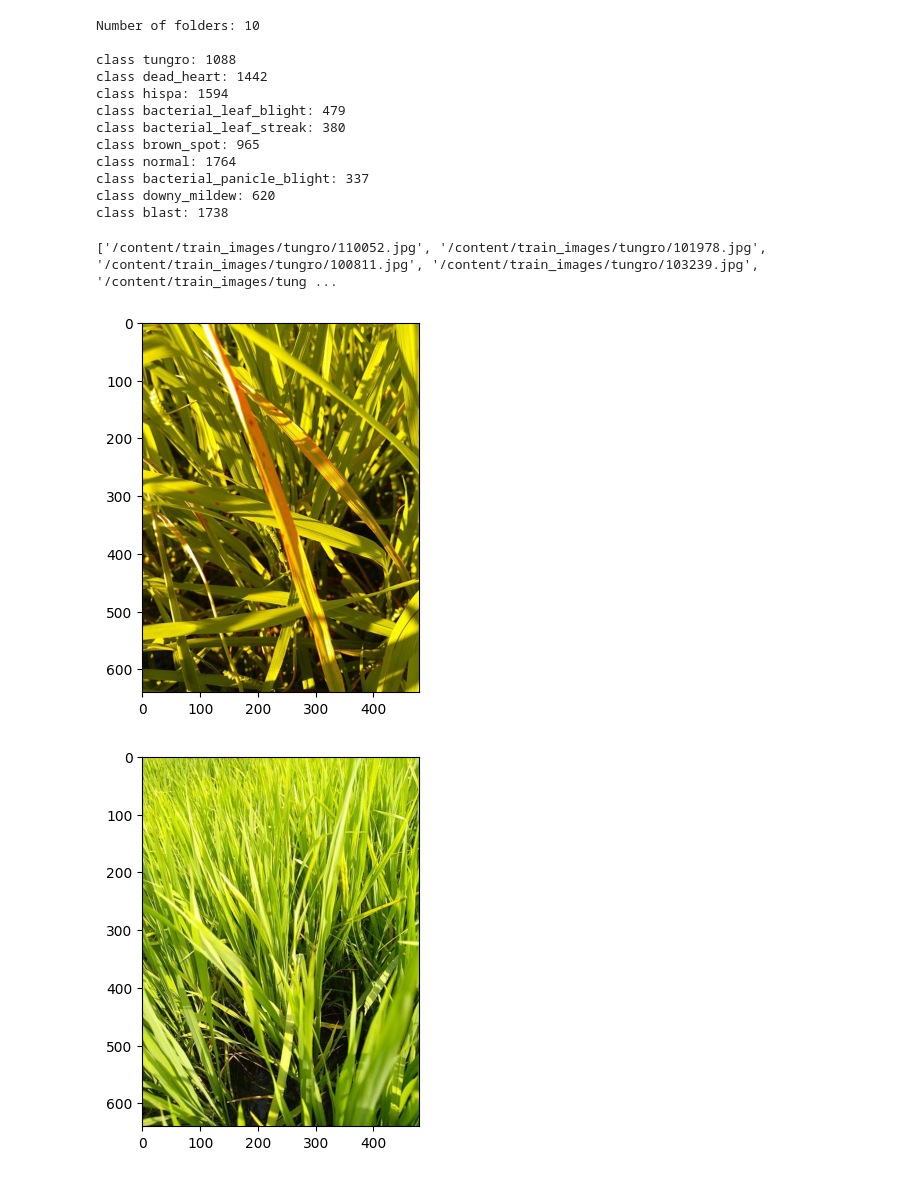
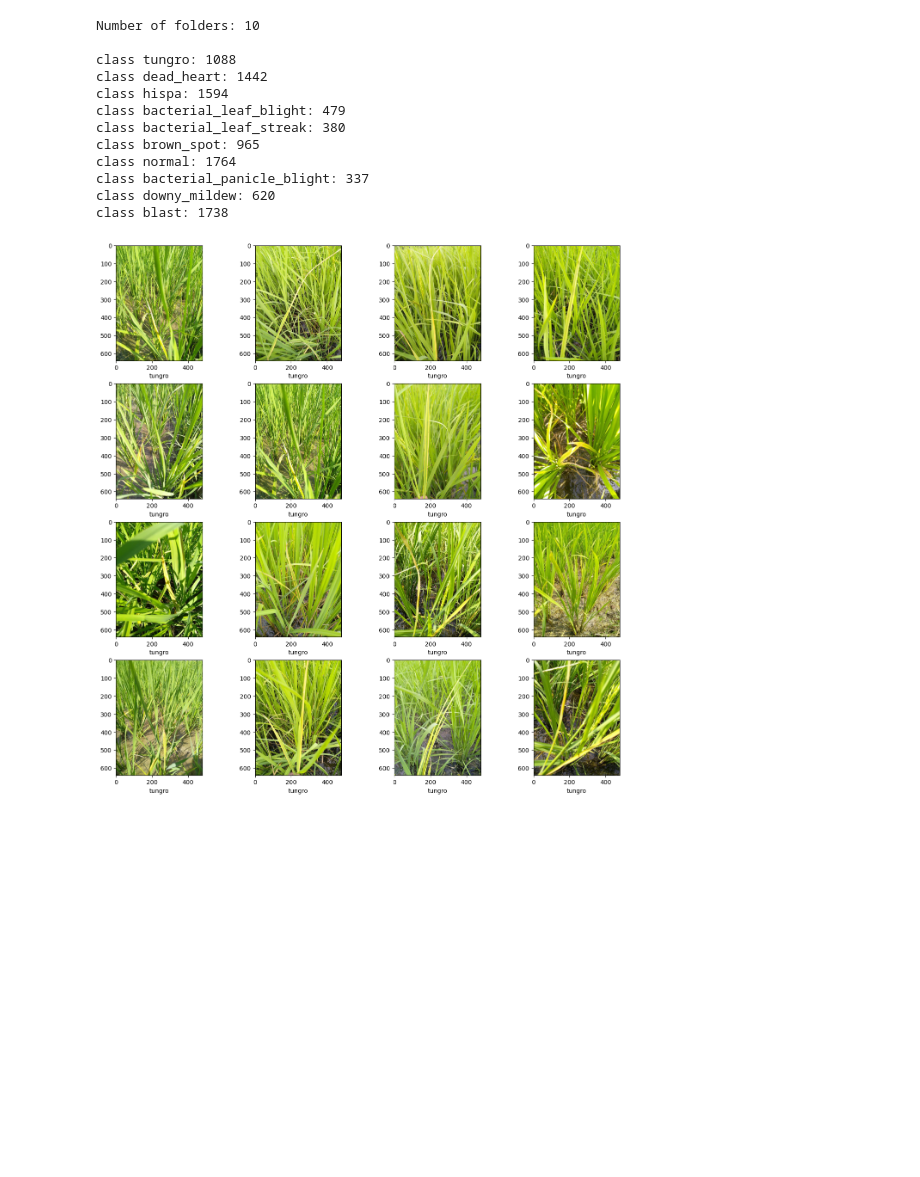
Before and after one commit to pinilDissanayaka/Paddy-Doctor-Paddy-Disease-Classification, a Jupyter notebook: Base.ipynb, the cells around one changed output. Cells and saved outputs as stored; diff of their text form; code cells hidden in the pictures; blank space fills up the shorter version.

Commit message:
Plot images

```diff
--- a/Base.ipynb
+++ b/Base.ipynb
@@ -98,17 +98,16 @@ class bacterial_panicle_blight: 337
 class downy_mildew: 620
 class blast: 1738
 # %%
-def printImages(trainFolders):
+def printImages(trainFolders, ncol, nrow):
   for trainFolder in trainFolders:
-    images=random.choices(glob(os.path.join(trainFolder, '*')), k=16)
-    print(images)
+    images=random.choices(glob(os.path.join(trainFolder, '*')), k=(ncol*nrow))
     plt.figure(figsize = (16, 16))
-    for image in enumerate(images):
+    for index, image in enumerate(images):
       image=plt.imread(image)
+      plt.subplot(ncol, nrow, index+1)
+      plt.xlabel(os.path.basename(os.path.basename(trainFolder)))
       plt.imshow(image)
 # %%
-printImages(trainFolders=trainFolders)
+printImages(trainFolders=trainFolders, ncol=4, nrow=4)
 # %% [output]
-['/content/train_images/tungro/110052.jpg', '/content/train_images/tungro/101978.jpg', '/content/train_images/tungro/100811.jpg', '/content/train_images/tungro/103239.jpg', '/content/train_images/tung ...
-[figure, old version]
+[figure, new version]
-[figure, removed]
```
Also changed, not shown: parts of 3 cells of this notebook.
